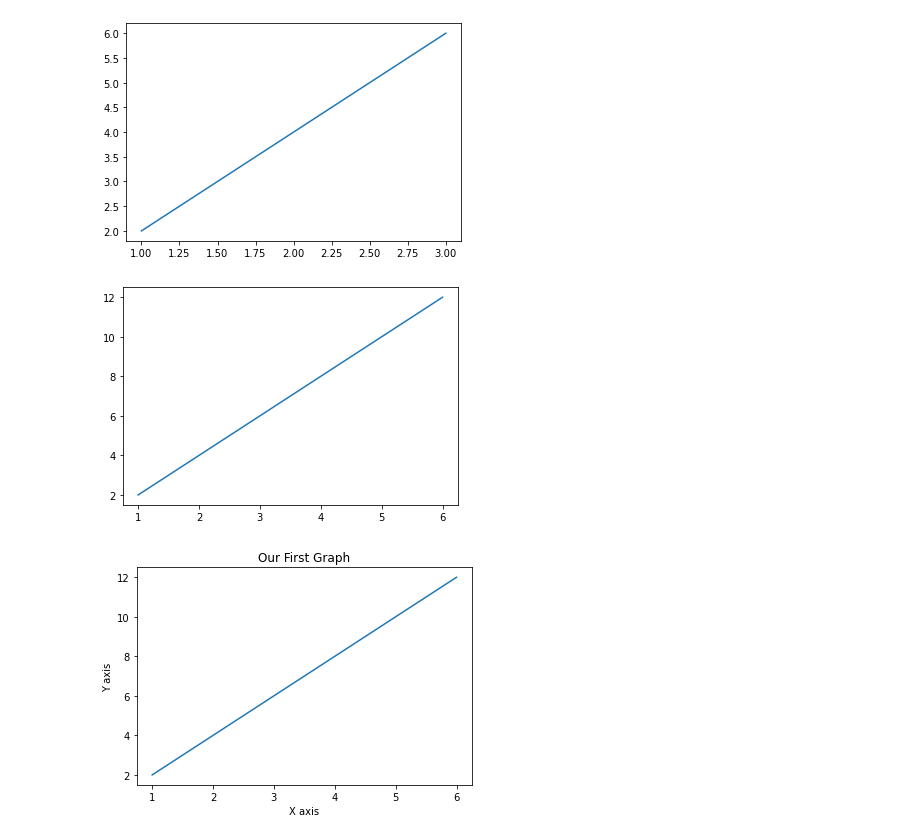
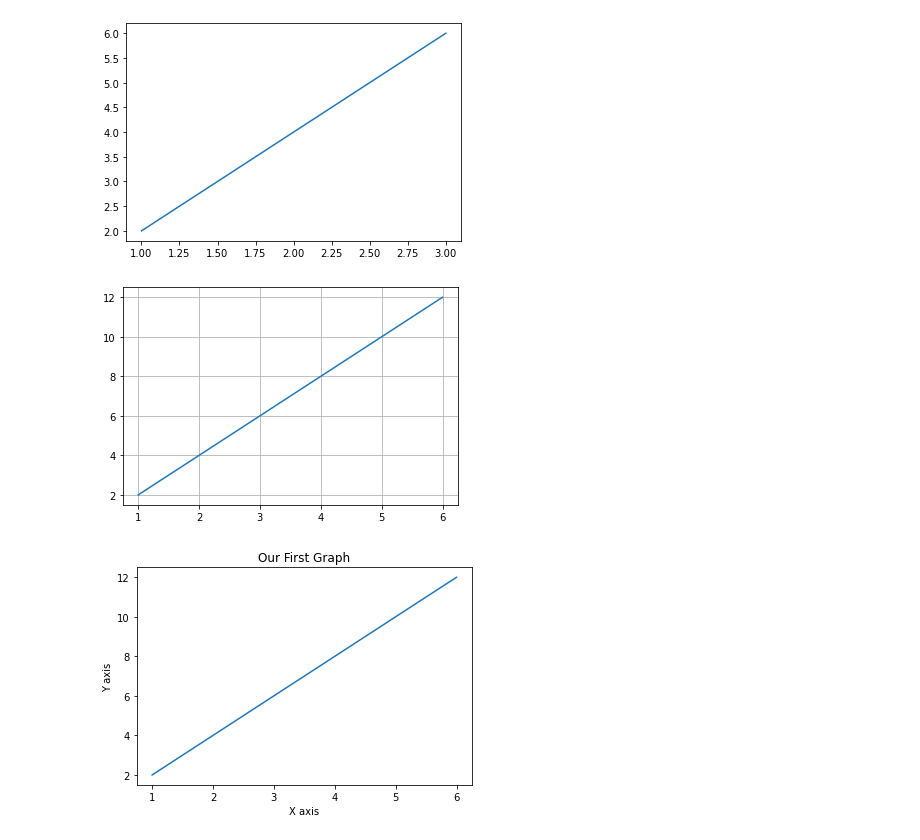
Before and after one commit to Adithya2441/AI-ML-Practice, a Jupyter notebook: AI ML WS/MatPlotLib/Matplotlib.ipynb, the cells around one changed output. Cells and saved outputs as stored; diff of their text form; code cells hidden in the pictures.

```diff
--- a/AI ML WS/MatPlotLib/Matplotlib.ipynb
+++ b/AI ML WS/MatPlotLib/Matplotlib.ipynb
@@ -14,12 +14,13 @@ plt.plot([1,2,3],[2,4,6])
 # %%
 x = [1,2,3,4,5,6]
 y = [2,4,6,8,10,12]
 
 plt.plot(x,y)
 
+plt.grid() #this will create a grid on the graph to make it look better
 plt.show() #this is what we use to display the graph
 # %% [output]
-[figure, old version]
+[figure, new version]
 # %%
 x = [1,2,3,4,5,6]
 y = [2,4,6,8,10,12]
```
Also changed, not shown: 9 other files.
